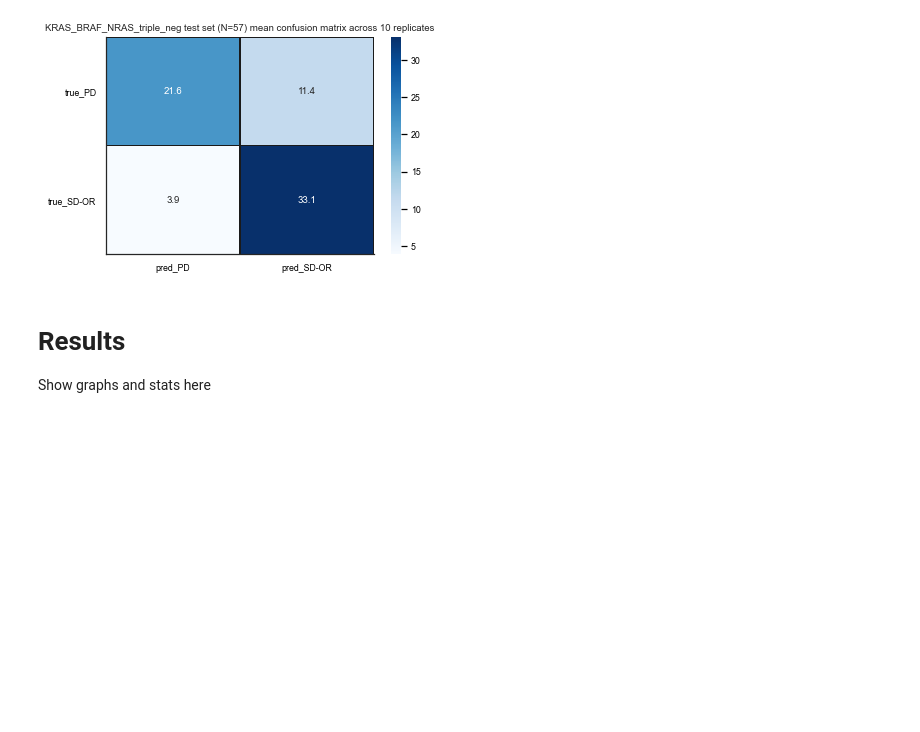
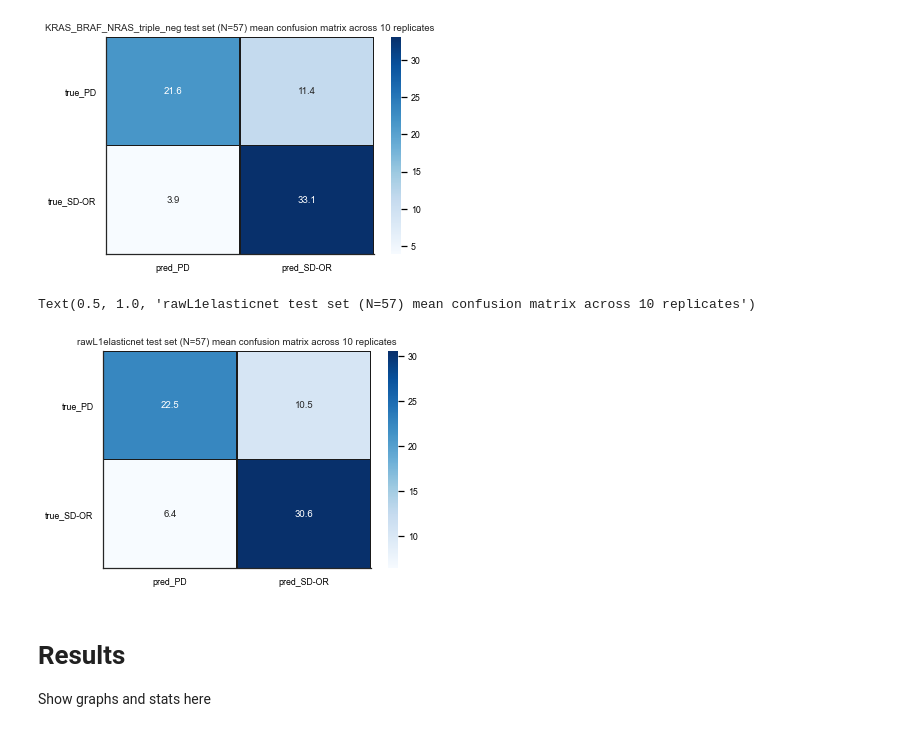
Before and after one commit to vodkatad/pdx_multiomics_integration_preproc, a Jupyter notebook: local/src/4_McNemar_PDX/aggregate_AUC+confMatrix_vis.ipynb, the cells around one changed output. Cells and saved outputs as stored; diff of their text form; code cells hidden in the pictures; blank space fills up the shorter version.

```diff
--- a/local/src/4_McNemar_PDX/aggregate_AUC+confMatrix_vis.ipynb
+++ b/local/src/4_McNemar_PDX/aggregate_AUC+confMatrix_vis.ipynb
@@ -108,6 +132,20 @@ fig.savefig('aggconfMatrix_heatmap_test.pdf', format='pdf', bbox_inches='tight')
 # %% [output]
 Text(0.5, 1.0, 'KRAS_BRAF_NRAS_triple_neg test set (N=57) mean confusion matrix across 10 replicates')
 [figure]
+# %%
+ax = sb.heatmap(rawL1elasticnet_aggAvg_confMatrix,
+		annot=True,
+		fmt=".1f",
+		linewidths=.5,
+		cmap='Blues',
+		linecolor='k')
+sb.despine(ax=ax, offset=0) # show axes to close heatmap border
+ax.set_title('rawL1elasticnet test set (N=57) mean confusion matrix across 10 replicates')
+fig = ax.get_figure()
+fig.savefig('aggconfMatrix_heatmap_rawL1elasticnet_test.pdf', format='pdf', bbox_inches='tight')
+# %% [output]
+Text(0.5, 1.0, 'rawL1elasticnet test set (N=57) mean confusion matrix across 10 replicates')
+[figure, added]
 # %% [markdown]
 # Results
 Show graphs and stats here
```
Also changed, not shown: parts of 5 cells of this notebook, 2 other files.
